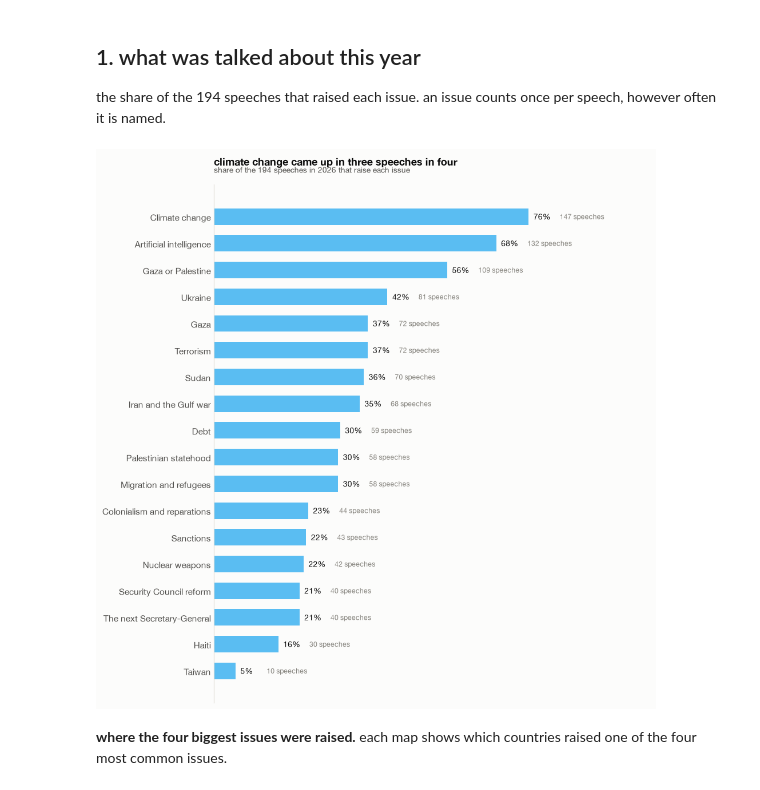
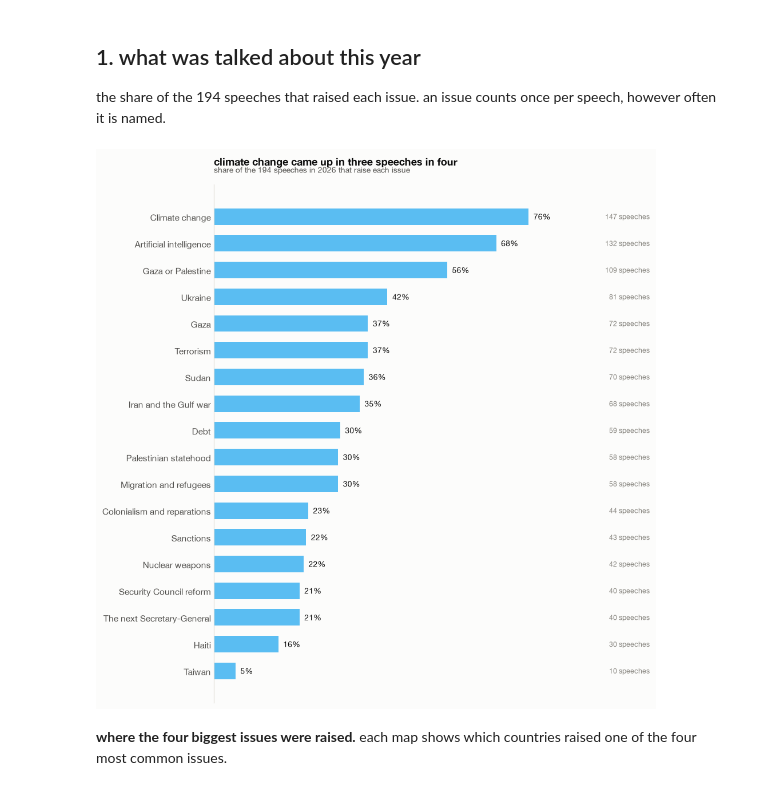
Before and after one commit to jeremychia/unga-speeches, a Jupyter notebook: notebooks/unga_2026_questions.ipynb, the cells around one changed output. Cells and saved outputs as stored; diff of their text form; code cells hidden in the pictures.

```diff
--- a/notebooks/unga_2026_questions.ipynb
+++ b/notebooks/unga_2026_questions.ipynb
@@ -85,6 +85,14 @@ def save(fig, name):
     fig.savefig(FIG_DIR / f"{name}.png", dpi=200)
 
 
+def show_fig(fig, name):
+    """save the figure, then show it with its headline as alt text, which the site page copies onto the image."""
+    save(fig, name)
+    title = fig._suptitle.get_text() if fig._suptitle else fig.axes[0].get_title(loc="left")
+    display(fig, metadata={"image/png": {"alt": " ".join(title.split())}})
+    plt.close(fig)
+
+
 raised = {name: set(speeches.loc[speeches.issues.map(lambda xs, n=name: n in xs), "iso3"]) for name in lexicons.ISSUES}
 raised_n = {name: int(speeches.issues.map(lambda xs, n=name: n in xs).sum()) for name in lexicons.ISSUES}  # counts the two UN officials, who have no country
 print(f"{len(speeches)} speeches in {D['year']}")
@@ -97,15 +105,15 @@ the share of the 194 speeches that raised each issue. an issue counts once per s
 # %%
 issues = pd.DataFrame(D["issues"]).astype({"share": float, "speeches": int}).sort_values("share")
 fig, ax = plt.subplots(figsize=SQUARE)
 ax.barh(issues.name, issues.share, color=BLUE, height=0.62)
 for y, (s, n) in enumerate(zip(issues.share, issues.speeches)):
     ax.text(s + 0.012, y, f"{s:.0%}", va="center", fontsize=9, color=INK)
-    ax.text(s + 0.075, y, f"{n} speeches", va="center", fontsize=8, color=MUTED)
+    ax.text(1.05, y, f"{n} speeches", ha="right", va="center", fontsize=8, color=MUTED)  # one right-aligned column
 ax.set_xlim(0, 1.05); ax.set_xticks([]); ax.spines["bottom"].set_visible(False); ax.tick_params(length=0)
 finalize(ax, "climate change came up in three speeches in four", f"share of the {len(speeches)} speeches in {D['year']} that raise each issue")
-plt.tight_layout(); save(fig, "1a_issues"); plt.show()
+plt.tight_layout(); show_fig(fig, "1a_issues")
 # %% [output]
-[figure, old version]
+[figure, new version]
 # %% [markdown]
 **where the four biggest issues were raised.** each map shows which countries raised one of the four most common issues.
 # %%
```
Also changed, not shown: parts of 8 cells of this notebook, 3 other files.
